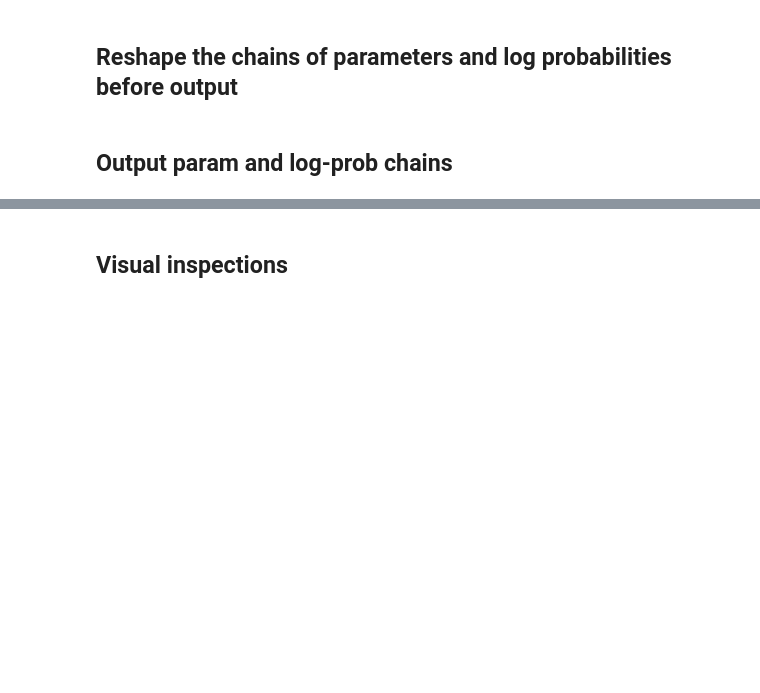
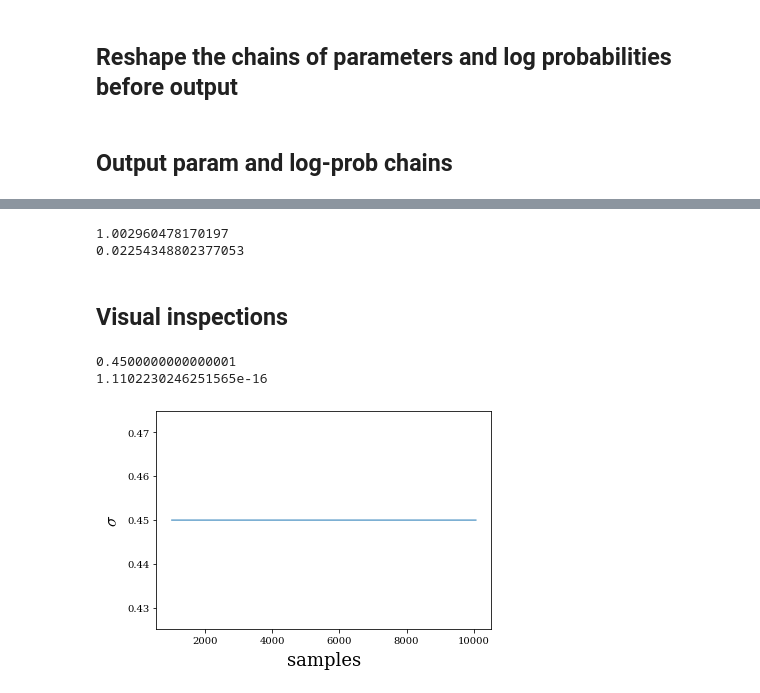
Before and after one commit to MinhMPA/Beyond2ptMock, a Jupyter notebook: notebooks/get_params_from_chain_into_single_ascii_file.ipynb, the cells around one changed output, grey strips where cells are left out. Drawn from its saved outputs; the diff is of its cells as text; code cells hidden in the pictures; blank space fills up the shorter version.

```diff
--- a/notebooks/get_params_from_chain_into_single_ascii_file.ipynb
+++ b/notebooks/get_params_from_chain_into_single_ascii_file.ipynb
@@ -44,15 +48,21 @@ dir_path=dir_prefix+chains[0]+'/'
 # %% [markdown]
 # Get list of chain batches
 # %%
-#filename_prefix='sampling_bO_2lpt2d_FOURIER_NGEul192_L0.14_cube'
-#filename_prefix='sampling_bO_2lpt2d_FOURIER_NGEul256_L0.14_cube'
+filename_prefix='sampling_bO_shat_2lptsecond_nufft_FOURIER_NGEul1024_L0.14_cube'
+
 #filename_prefix='sampling_bO_2lptsecond_nufft_FOURIER_NGEul1024_L0.14_cube'
-#filename_prefix='sampling_bO_2lptthird_nufft_FOURIER_NGEul1024_L0.10_cube'
+#filename_prefix='sampling_bO_2lptsecond_nufft_FOURIER_NGEul1024_L0.175_cube'
+#filename_prefix='sampling_bO_2lptsecond_nufft_FOURIER_NGEul1024_L0.196_cube'
+#filename_prefix='sampling_bO_2lptsecond_nufft_FOURIER_NGEul1024_L0.21_cube'
+
 #filename_prefix='sampling_bO_2lptthird_nufft_FOURIER_NGEul1024_L0.14_cube'
-#filename_prefix='sampling_bO_2lptthird_nufft_FOURIER_NGEul1024_L0.15_cube'
-filename_prefix='sampling_bO_2lptthird_nufft_FOURIER_NGEul1024_L0.21_cube'
+#filename_prefix='sampling_bO_2lptthird_nufft_FOURIER_NGEul1024_L0.175_cube'
+#filename_prefix='sampling_bO_2lptthird_nufft_FOURIER_NGEul1024_L0.196_cube'
+#filename_prefix='sampling_bO_2lptthird_nufft_FOURIER_NGEul1024_L0.21_cube'
 p=Path(dir_path)
-sorted_filenames=sorted(p.glob(filename_prefix+'.stage6_[1-8].h5'),
+sorted_filenames=sorted(p.glob(filename_prefix+'.stage3_[1-9]*.h5'),
                        key=lambda path: int(path.stem.rsplit("cube.stage", 1)[1]))
+#sorted_filenames=sorted(p.glob(filename_prefix+'.stage6_[1-9]*.h5'),
+                       #key=lambda path: int(path.stem.rsplit("cube.stage", 1)[1]))
 sorted_filenames
 # %% [output]
@@ -70,12 +81,11 @@ sorted_filenames
 ## Parameters
 # %%
 with h5.File(sorted_filenames[0],'r') as fhandle:
-    param_list=[key for key in fhandle['pars_1400'].keys()]
-    shat=fhandle['shat_1400'][()]
-    #param_list=[key for key in fhandle['pars_50400'].keys()]
-    #shat=fhandle['shat_50400'][()]
+    param_list=[key for key in fhandle['pars_1991'].keys()]
+    shat=fhandle['shat_1991'][()]
+    #param_list=[key for key in fhandle['pars_2886'].keys()]
+    #shat=fhandle['shat_2886'][()]
     shat_true=fhandle['shat_true'][()]
-param_list
-print(shat.shape)
+print(param_list)
 print(shat_true.shape)
 # %% [output]
@@ -195,20 +211,31 @@ b_{\nabla^2 \delta}
 \sigma_\epsilon
 \sigma_{\epsilon_{k^2}}
 \sigma_{\epsilon_{k^4}}
+# %%
+cutoff=1000
+print(param_chain_reshaped[cutoff:,0].mean())
+print(param_chain_reshaped[cutoff:,0].std())
+# %% [output]
+1.002960478170197
+0.02254348802377053
 # %% [markdown]
 ## Visual inspections
 # %%
-cutoff=400
 fig,ax=plt.subplots(facecolor='w')
 samples=np.arange(0,param_chain_reshaped.shape[0],1)
-ax.plot(samples[cutoff:],param_chain_reshaped[cutoff:,9])
+ax.plot(samples[cutoff:],param_chain_reshaped[cutoff:,5])
+#ax.plot(samples[cutoff:],param_chain_reshaped[cutoff:,9])
 ax.set_xlabel(r'samples')
 ax.set_ylabel(r'$\sigma$')
 #fig_path=r'/cobra/u/minh/Beyond2ptMock/results/figs/'
 #fig_name='sigma_trace_stepsize5e-2_twolptthirdNUFFT_Lambda021_kmax015_chain1.pdf'
 #plt.savefig(fig_path+fig_name)
-print(np.mean(param_chain_reshaped[cutoff:,9]))
-print(np.std(param_chain_reshaped[cutoff:,9]))
+print(np.mean(param_chain_reshaped[cutoff:,5]))
+print(np.std(param_chain_reshaped[cutoff:,5]))
+# %% [output]
+0.4500000000000001
+1.1102230246251565e-16
+[figure, added]
 # %%
 fig,ax=plt.subplots(facecolor='w')
 samples=np.arange(0,param_chain_reshaped.shape[0],1)
```
Also changed, not shown: parts of 21 cells of this notebook, 9 other files.
